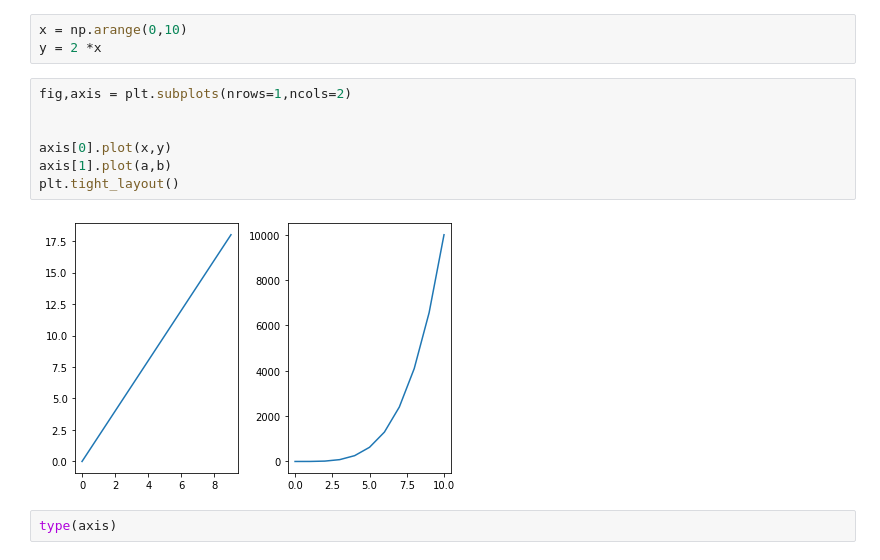
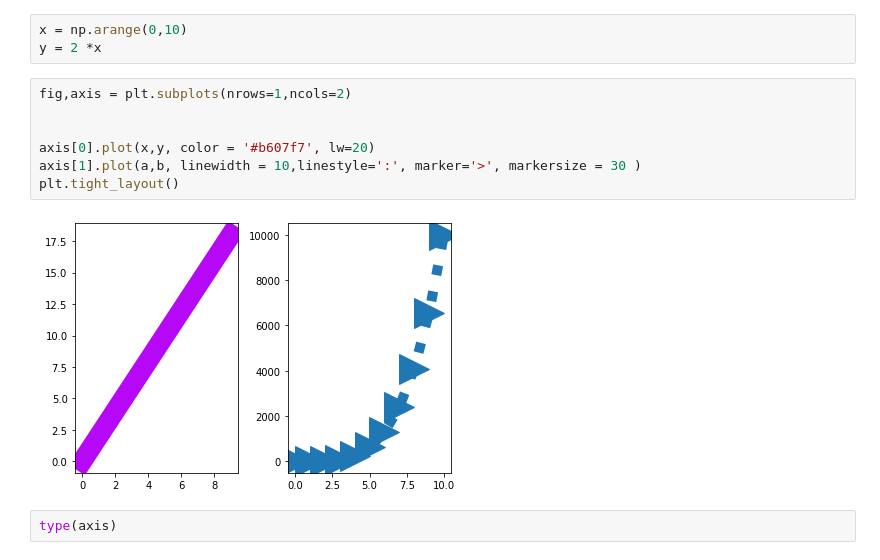
Before and after one commit to 1k2s3v/Data_Science_ML, a Jupyter notebook: Mat_plot_lib/123.ipynb, the cells around one changed output. Drawn from its saved outputs; the diff is of its cells as text.

```diff
--- a/Mat_plot_lib/123.ipynb
+++ b/Mat_plot_lib/123.ipynb
@@ -240,12 +240,12 @@ y = 2 *x
 # %%
 fig,axis = plt.subplots(nrows=1,ncols=2)
 
 
-axis[0].plot(x,y)
-axis[1].plot(a,b)
+axis[0].plot(x,y, color = '#b607f7', lw=20)
+axis[1].plot(a,b, linewidth = 10,linestyle=':', marker='>', markersize = 30 )
 plt.tight_layout()
 # %% [output]
-[figure, old version]
+[figure, new version]
 # %%
 type(axis)
 # %% [output]
```
